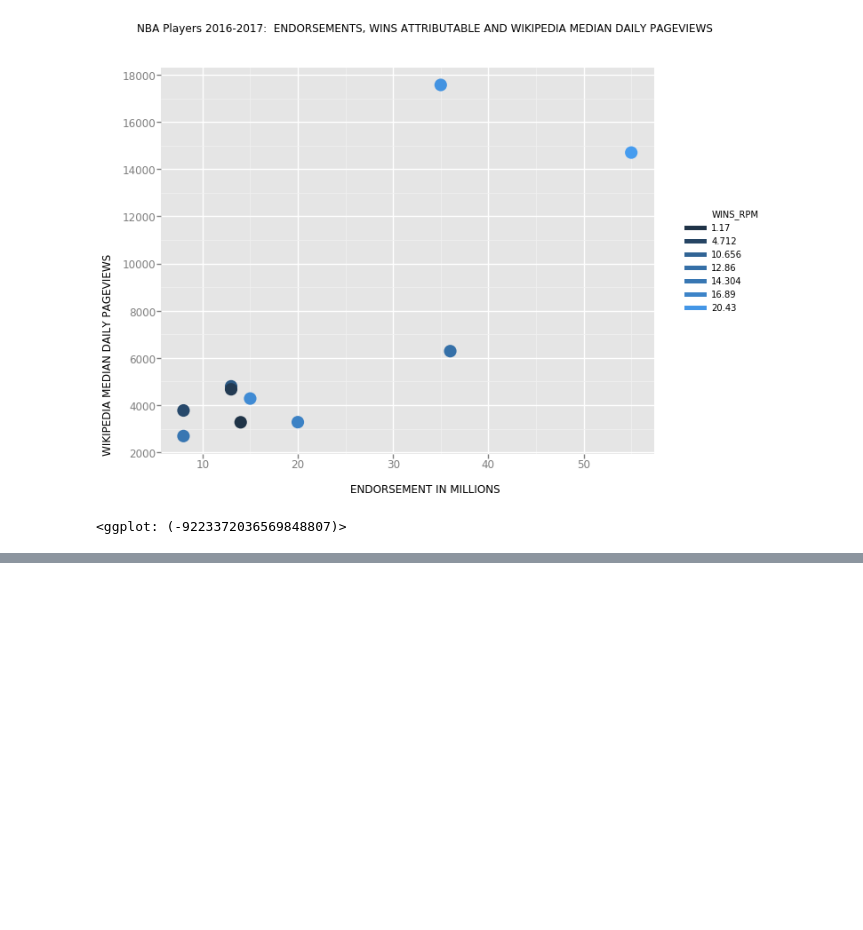
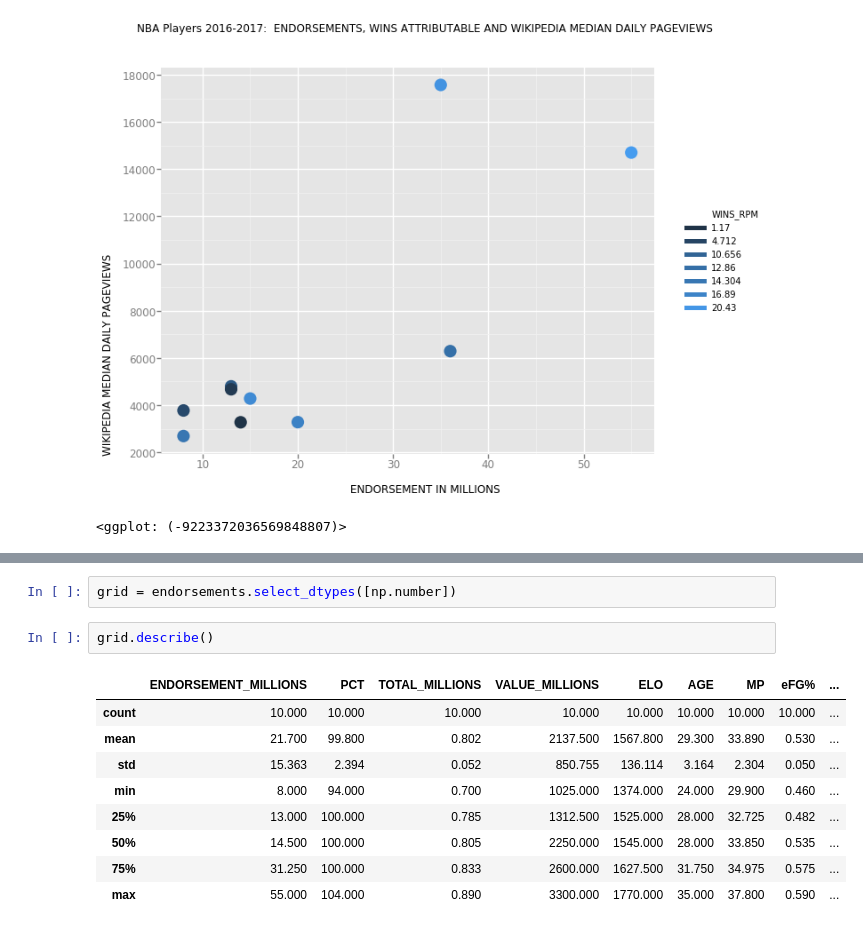
Before and after one commit to noahgift/socialpowernba, a Jupyter notebook: notebooks/nba_player_power_influence_performance.ipynb, the cells around one changed output, grey strips where cells are left out. Saved outputs shown, nothing was run; the diff lists cells and outputs as text; blank space fills up the shorter version.

```diff
--- a/notebooks/nba_player_power_influence_performance.ipynb
+++ b/notebooks/nba_player_power_influence_performance.ipynb
@@ -399,0 +424,14 @@ endorsement_value_stats_df.to_csv("../data/nba_2017_endorsement_full_stats.csv")
+# %%
+grid = endorsements.select_dtypes([np.number])
+# %%
+grid.describe()
+# %% [output]
+|  | ENDORSEMENT_MILLIONS | PCT | TOTAL_MILLIONS | VALUE_MILLIONS | ELO | AGE | MP | eFG% | ... |
+| count | 10.000 | 10.000 | 10.000 | 10.000 | 10.000 | 10.000 | 10.000 | 10.000 | ... |
+| mean | 21.700 | 99.800 | 0.802 | 2137.500 | 1567.800 | 29.300 | 33.890 | 0.530 | ... |
+| std | 15.363 | 2.394 | 0.052 | 850.755 | 136.114 | 3.164 | 2.304 | 0.050 | ... |
+| min | 8.000 | 94.000 | 0.700 | 1025.000 | 1374.000 | 24.000 | 29.900 | 0.460 | ... |
+| 25% | 13.000 | 100.000 | 0.785 | 1312.500 | 1525.000 | 28.000 | 32.725 | 0.482 | ... |
+| 50% | 14.500 | 100.000 | 0.805 | 2250.000 | 1545.000 | 28.000 | 33.850 | 0.535 | ... |
+| 75% | 31.250 | 100.000 | 0.833 | 2600.000 | 1627.500 | 31.750 | 34.975 | 0.575 | ... |
+| max | 55.000 | 104.000 | 0.890 | 3300.000 | 1770.000 | 35.000 | 37.800 | 0.590 | ... |
```
Also changed, not shown: parts of 5 cells of this notebook, 1 other file.
